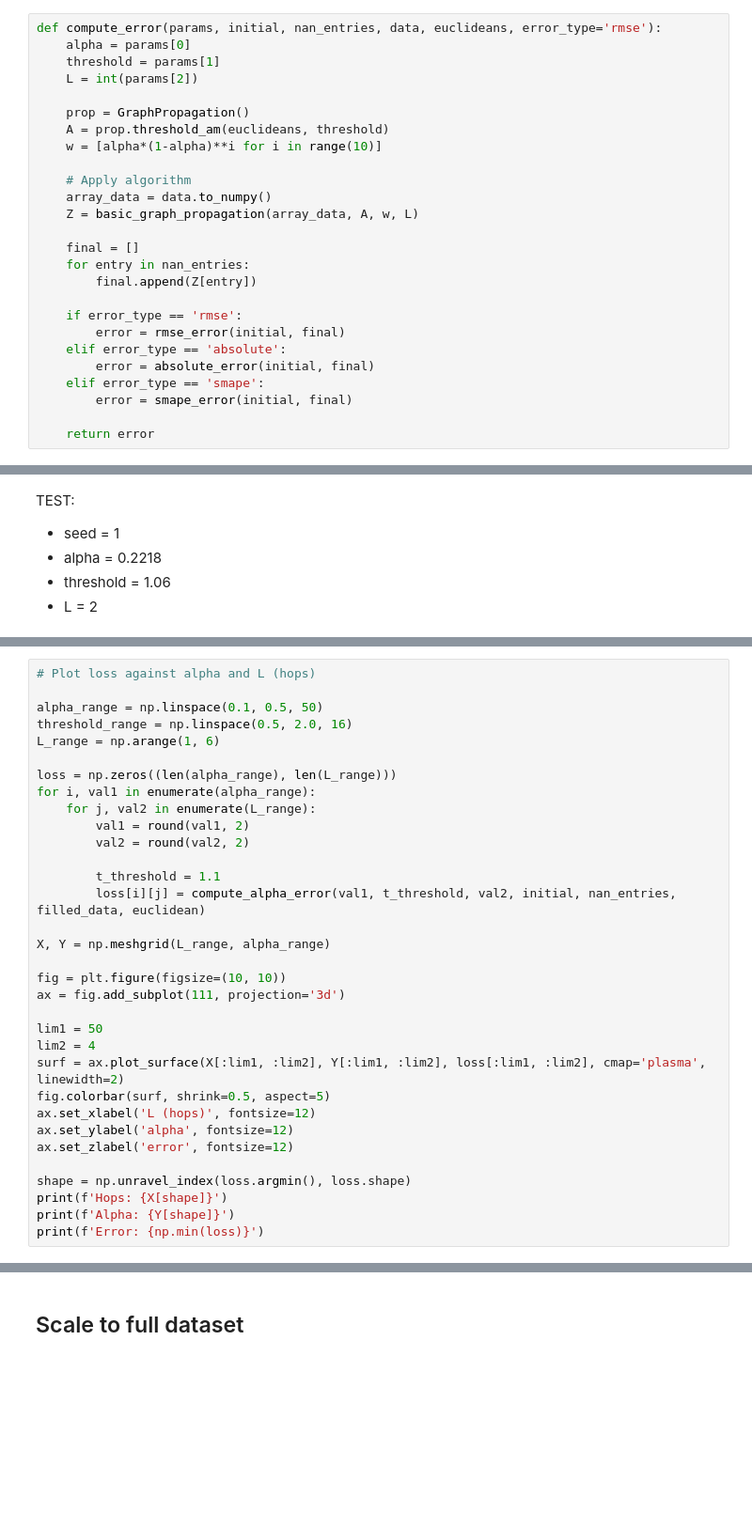
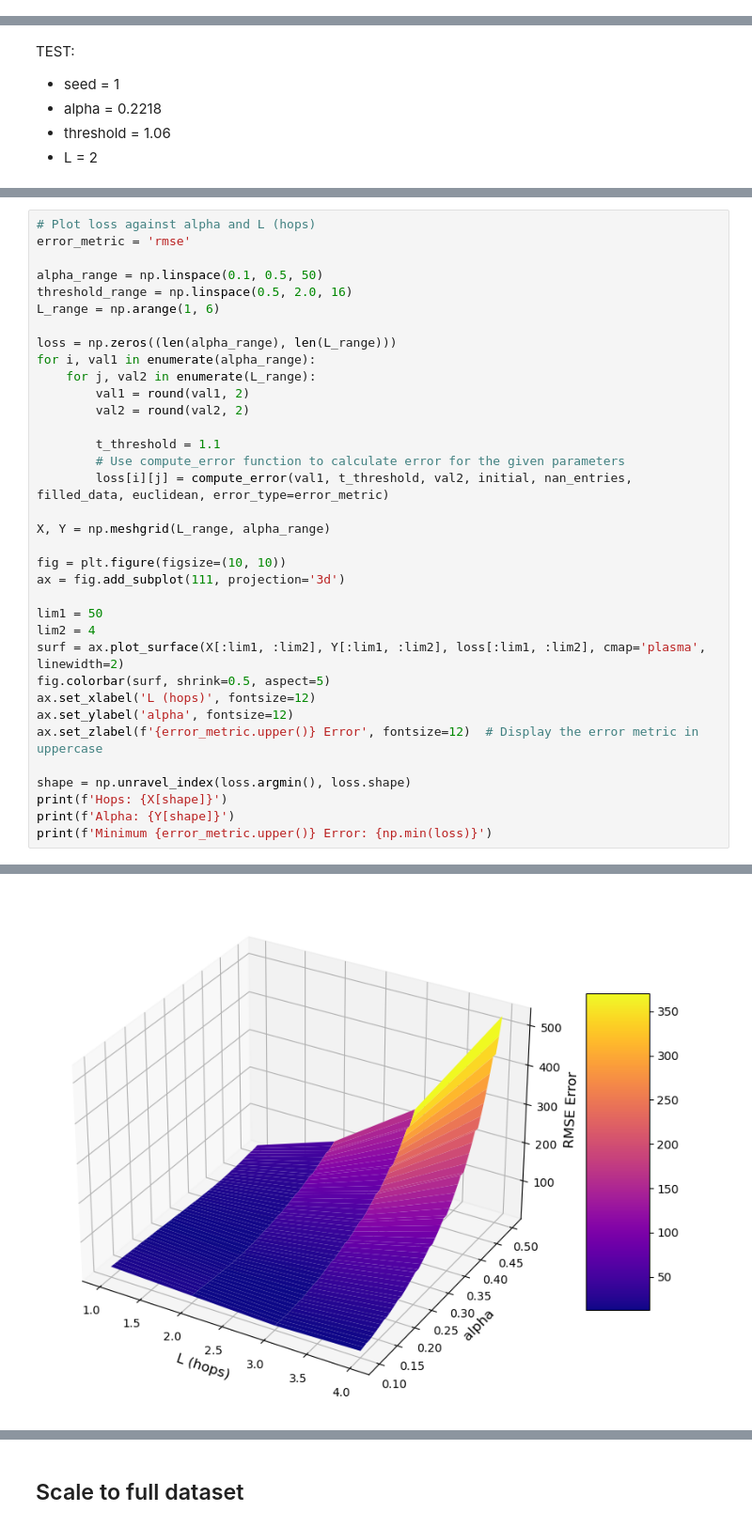
Before and after one commit to michellewl/AQ-graph-prop, a Jupyter notebook: NO2_propagation.ipynb, the cells around one changed output, grey strips where cells are left out. Shown at 94% size. Drawn from its saved outputs; the diff is of its cells as text; blank space fills up the shorter version.

```diff
--- a/NO2_propagation.ipynb
+++ b/NO2_propagation.ipynb
@@ -943,26 +927,0 @@ for i in range(len(final)):
-# %%
-def compute_error(params, initial, nan_entries, data, euclideans, error_type='rmse'):
-    alpha = params[0]
-    threshold = params[1]
-    L = int(params[2])
-
-    prop = GraphPropagation()
-    A = prop.threshold_am(euclideans, threshold)
-    w = [alpha*(1-alpha)**i for i in range(10)]
-
-    # Apply algorithm
-    array_data = data.to_numpy()
-    Z = basic_graph_propagation(array_data, A, w, L)
-
-    final = []
-    for entry in nan_entries:
-        final.append(Z[entry])
-
-    if error_type == 'rmse':
-        error = rmse_error(initial, final)
-    elif error_type == 'absolute':
-        error = absolute_error(initial, final)
-    elif error_type == 'smape':
-        error = smape_error(initial, final)
-
-    return error
@@ -1014,5 +1023,6 @@ print(f'Error: {np.min(loss)}')
 # %%
 # Plot loss against alpha and L (hops)
+error_metric = 'rmse'
 
 alpha_range = np.linspace(0.1, 0.5, 50)
 threshold_range = np.linspace(0.5, 2.0, 16)
@@ -1025,7 +1035,8 @@ for i, val1 in enumerate(alpha_range):
         val2 = round(val2, 2)
 
         t_threshold = 1.1
-        loss[i][j] = compute_alpha_error(val1, t_threshold, val2, initial, nan_entries, filled_data, euclidean)
+        # Use compute_error function to calculate error for the given parameters
+        loss[i][j] = compute_error(val1, t_threshold, val2, initial, nan_entries, filled_data, euclidean, error_type=error_metric)
 
 X, Y = np.meshgrid(L_range, alpha_range)
 
@@ -1038,9 +1049,10 @@ surf = ax.plot_surface(X[:lim1, :lim2], Y[:lim1, :lim2], loss[:lim1, :lim2], cma
 fig.colorbar(surf, shrink=0.5, aspect=5)
 ax.set_xlabel('L (hops)', fontsize=12)
 ax.set_ylabel('alpha', fontsize=12)
-ax.set_zlabel('error', fontsize=12)
+ax.set_zlabel(f'{error_metric.upper()} Error', fontsize=12)  # Display the error metric in uppercase
 
 shape = np.unravel_index(loss.argmin(), loss.shape)
 print(f'Hops: {X[shape]}')
 print(f'Alpha: {Y[shape]}')
-print(f'Error: {np.min(loss)}')
+print(f'Minimum {error_metric.upper()} Error: {np.min(loss)}')
+# %% [output]
@@ -1047,2 +1062,3 @@ print(f'Error: {np.min(loss)}')
+[figure, added]
 # %%
 # Plot loss against threshold and L (hops)
```
Also changed, not shown: parts of 29 cells of this notebook.
